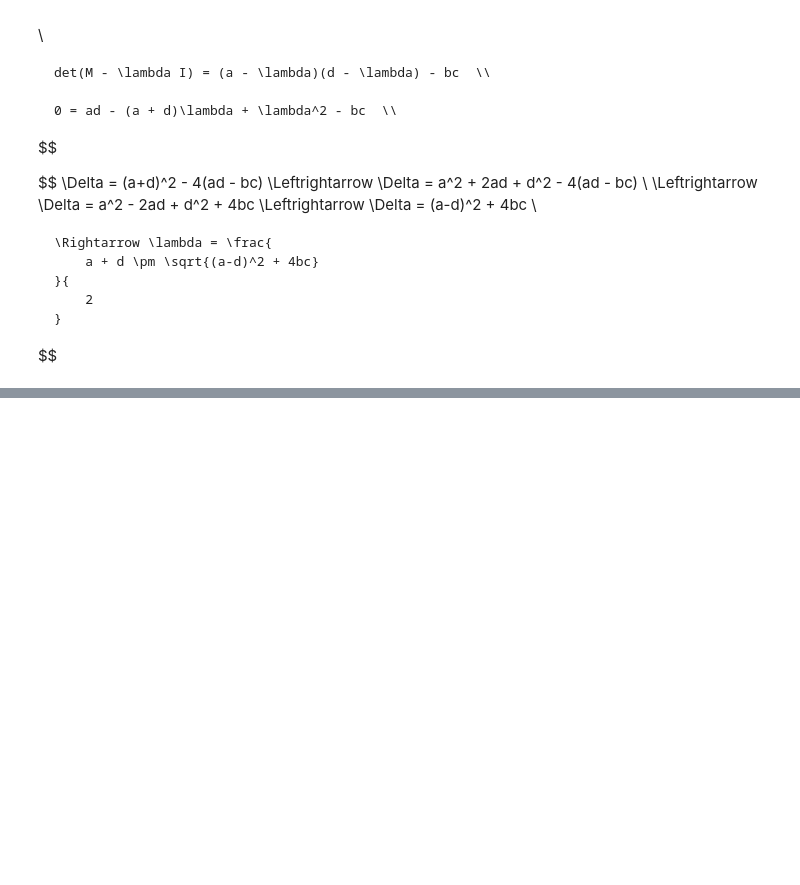
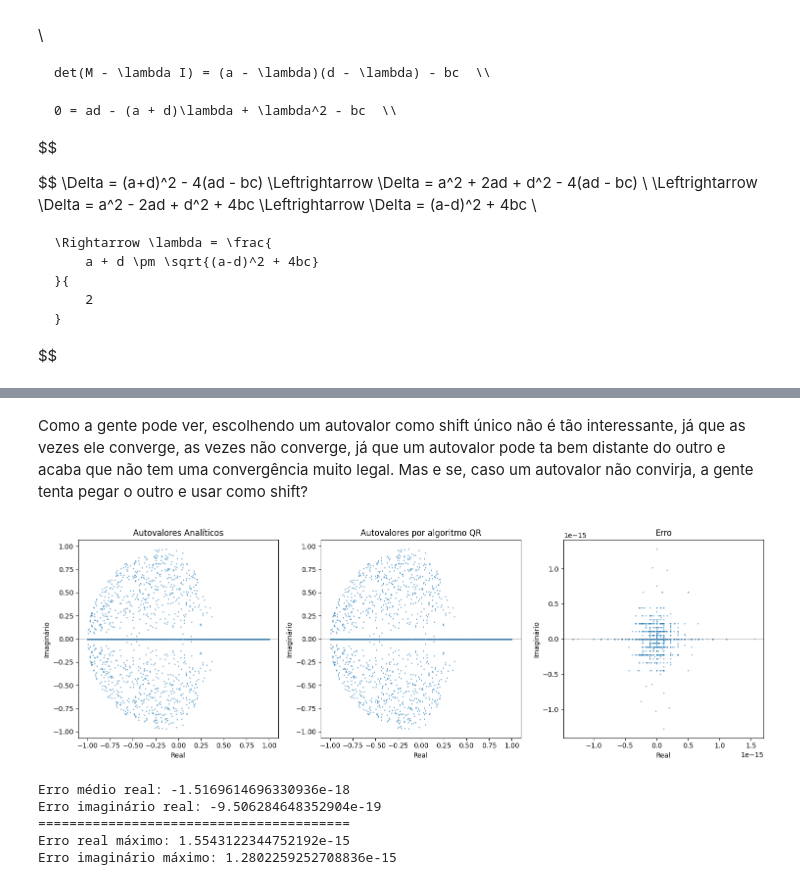
Before and after one commit to jaopredo/linear-algebra, a Jupyter notebook: numerical/algoritmos/projects/project3/eigenvectors_and_eigenvalues.ipynb, the cells around one changed output, grey strips where cells are left out. Cells and saved outputs as stored; diff of their text form; code cells hidden in the pictures; blank space fills up the shorter version.

```diff
--- a/numerical/algoritmos/projects/project3/eigenvectors_and_eigenvalues.ipynb
+++ b/numerical/algoritmos/projects/project3/eigenvectors_and_eigenvalues.ipynb
@@ -497,0 +631,2 @@ A gente consegue ver que os autovalores ficam perto de 1, ou seja, os autovalore
+# %% [markdown]
+Como a gente pode ver, escolhendo um autovalor como shift único não é tão interessante, já que as vezes ele converge, as vezes não converge, já que um autovalor pode ta bem distante do outro e acaba que não tem uma convergência muito legal. Mas e se, caso um autovalor não convirja, a gente tenta pegar o outro e usar como shift?
@@ -497,0 +675,45 @@ A gente consegue ver que os autovalores ficam perto de 1, ou seja, os autovalore
+# %%
+reals_analytic = np.array(reals_analytic)
+imaginaries_analytic = np.array(imaginaries_analytic)
+
+reals_convergence = np.array(reals_convergence)
+imaginaries_convergence = np.array(imaginaries_convergence)
+
+reals_error = reals_analytic - reals_convergence
+imaginaries_error = imaginaries_analytic - imaginaries_convergence
+
+fig, ax = plt.subplots(1, 3, figsize=(15, 5))
+
+# ax.title("Diferença dos Autovalores e Autovetores no plano Argand-Gauss")
+
+ax[0].set_title("Autovalores Analíticos")
+ax[1].set_title("Autovalores por algoritmo QR")
+ax[2].set_title("Erro")
+
+for i in range(3):
+    ax[i].axhline(0, color='gray', linewidth=0.5)
+    ax[i].set_ylabel("Imaginário")
+    ax[i].set_xlabel("Real")
+
+
+ax[0].scatter(reals_analytic, imaginaries_analytic, s=1, alpha=.5)
+ax[1].scatter(reals_convergence, imaginaries_convergence, s=1, alpha=.5)
+ax[2].scatter(reals_error, imaginaries_error, s=1, alpha=.5)
+
+plt.tight_layout()
+plt.show()
+
+print(f"Erro médio real: {reals_error.mean()}")
+print(f"Erro imaginário real: {imaginaries_error.mean()}")
+
+print("="*40)
+
+print(f"Erro real máximo: {reals_error.max()}")
+print(f"Erro imaginário máximo: {imaginaries_error.max()}")
+# %% [output]
+[figure, added]
+Erro médio real: -1.5169614696330936e-18
+Erro imaginário real: -9.506284648352904e-19
+========================================
+Erro real máximo: 1.5543122344752192e-15
+Erro imaginário máximo: 1.2802259252708836e-15
```
Also changed, not shown: parts of 15 cells of this notebook.
